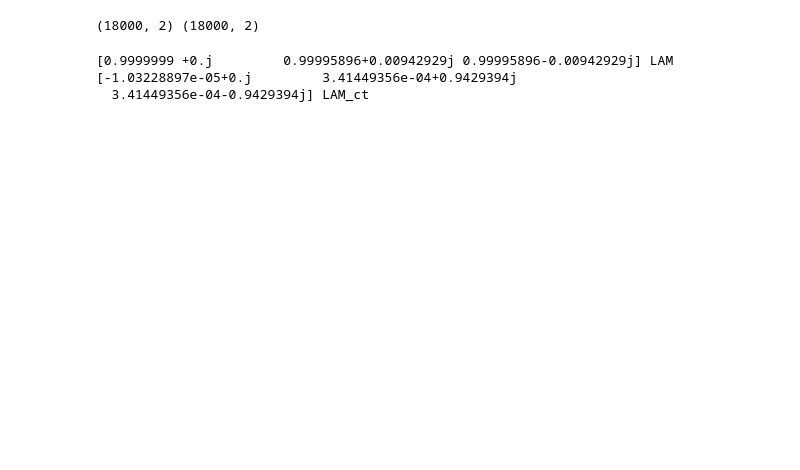
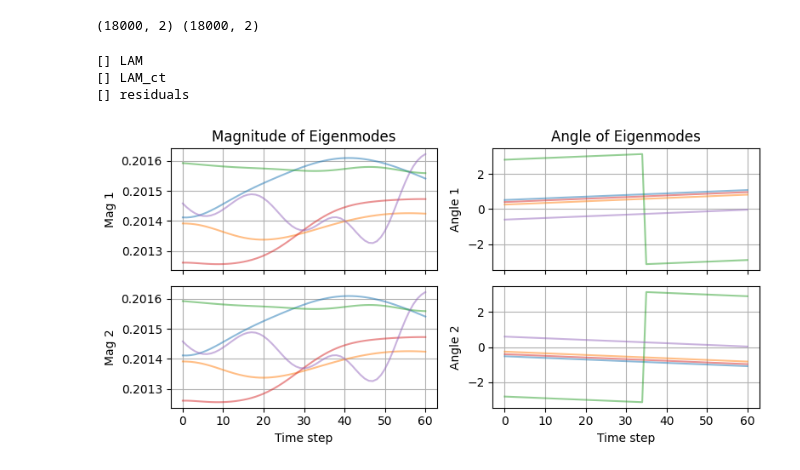
Before and after one commit to JianqiangDing/Residual-Dynamic-Mode-Decomposition, a Jupyter notebook: examples/VDP_REA_BOX_PE_LMC_1.ipynb, the cells around one changed output. Cells and saved outputs as stored; diff of their text form; code cells hidden in the pictures; blank space fills up the shorter version.

```diff
--- a/examples/VDP_REA_BOX_PE_LMC_1.ipynb
+++ b/examples/VDP_REA_BOX_PE_LMC_1.ipynb
@@ -118,20 +118,33 @@ print(X.shape, Y.shape)
 # get the principal eigenpairs
 LAM, V, residuals, observables, PX, PY, K = ddrv.algo.presdmd(
     traj_data,
-    k=6,
+    k=6,  # here k=6 is the number of eigenvalues we want to keep finally
     dt=DT,
-    observe_params={"basis": "poly", "degree": 15},
+    observe_params={"basis": "poly", "degree": 13},
 )
 
 print(LAM, "LAM")
 
 # compute the continuous principal eigenvalues
 LAM_ct = np.log(LAM) / DT
-print(LAM_ct, "LAM_ct")
+print(
+    LAM_ct, "LAM_ct"
+)  # but finally only 2 principal eigenvalues and eigenfunctions I got
+
+print(residuals, "residuals")
 # %% [output]
-[0.9999999 +0.j         0.99995896+0.00942929j 0.99995896-0.00942929j] LAM
-[-1.03228897e-05+0.j         3.41449356e-04+0.9429394j
-  3.41449356e-04-0.9429394j] LAM_ct
+[] LAM
+[] LAM_ct
+[] residuals
+# %%
+# randomly pick some trajectories to check the obtained eigenfunctions
+num_check_traj = 5
+check_traj_indices = np.random.choice(traj_data.shape[1], num_check_traj, replace=False)
+traj_data_check = traj_data[:, check_traj_indices, :]
+
+ddrv.viz.vis_eigenmodes_along_trajectory(traj_data_check, V, observables)
+# %% [output]
+[figure, added]
 # %%
 # now with these obtained eigenpairs, we can perform the reachability verification
 # CAUTION: for this settings, we got result that align with the simulation
```
Also changed, not shown: parts of 6 cells of this notebook, 2 other files.
